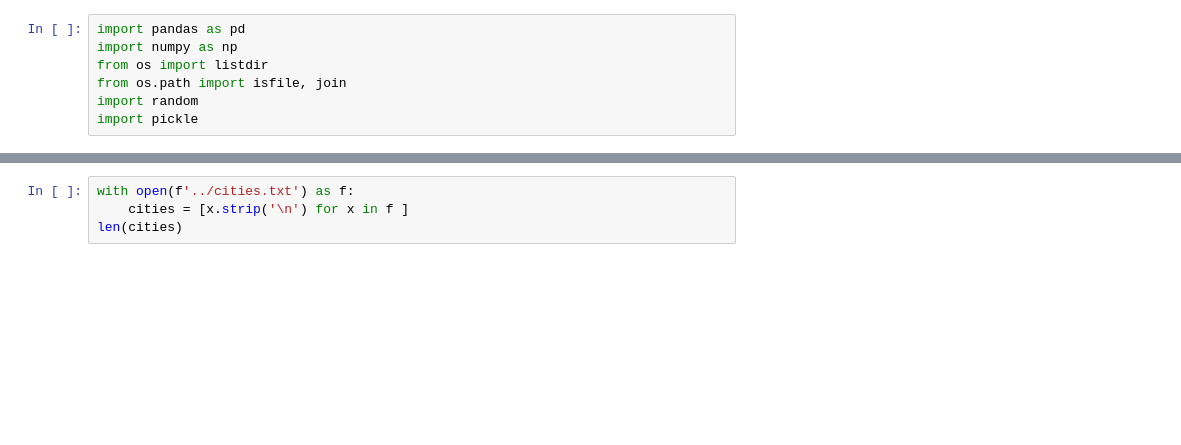
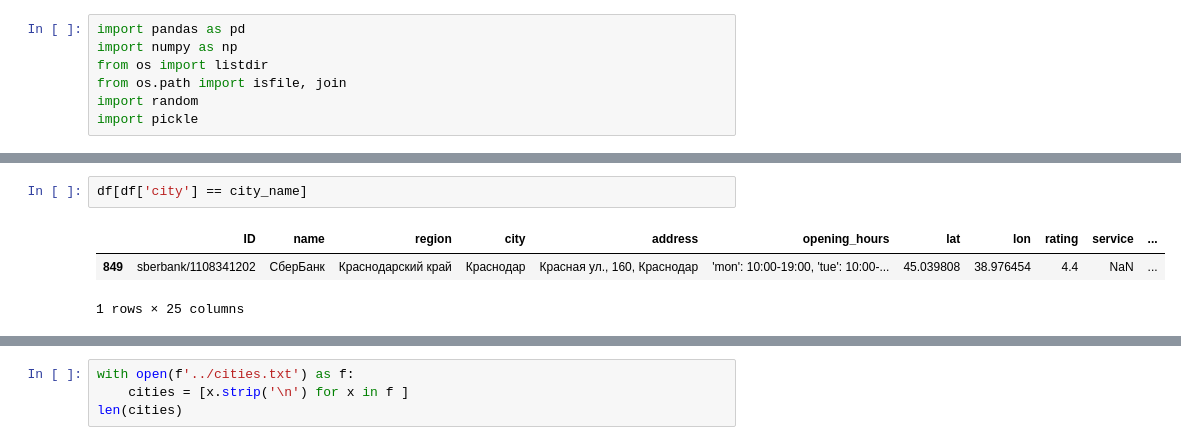
Before and after one commit to zhuravlstrogo/parser, a Jupyter notebook: scripts/yandex_info_reviews_parser/notebooks/3_df_transform.ipynb, the cells around one changed output, grey strips where cells are left out. Drawn from its saved outputs; the diff is of its cells as text; blank space fills up the shorter version.

```diff
--- a/scripts/yandex_info_reviews_parser/notebooks/3_df_transform.ipynb
+++ b/scripts/yandex_info_reviews_parser/notebooks/3_df_transform.ipynb
@@ -7,0 +49,6 @@ import pickle
+# %%
+df[df['city'] == city_name]
+# %% [output]
+|  | ID | name | region | city | address | opening_hours | lat | lon | rating | service | ... |
+| 849 | sberbank/1108341202 | СберБанк | Краснодарский край | Краснодар | Красная ул., 160, Краснодар | 'mon': 10:00-19:00, 'tue': 10:00-... | 45.039808 | 38.976454 | 4.4 | NaN | ... |
+1 rows × 25 columns
```
Also changed, not shown: parts of 10 cells of this notebook, 8 other files.
